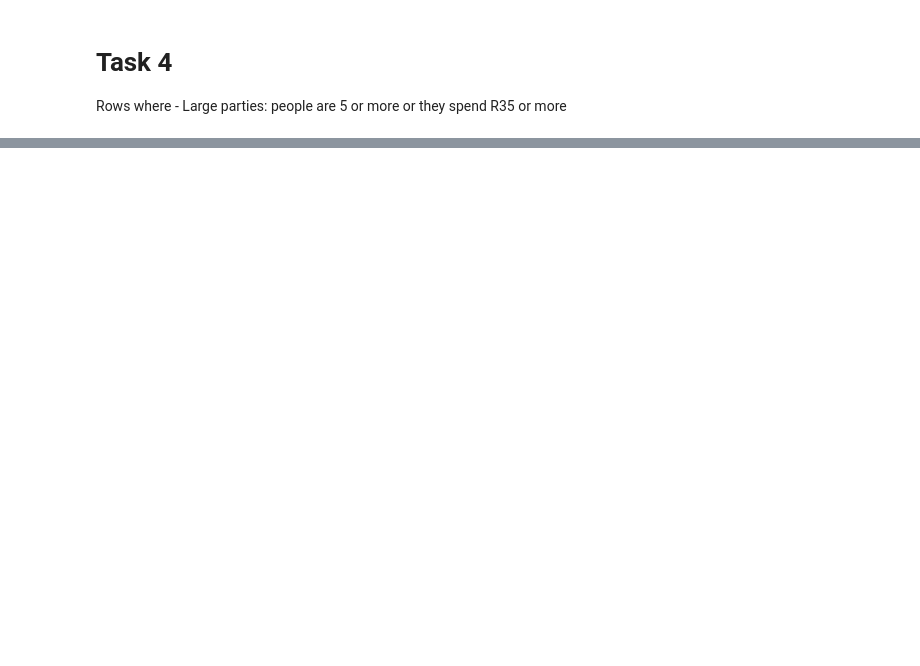
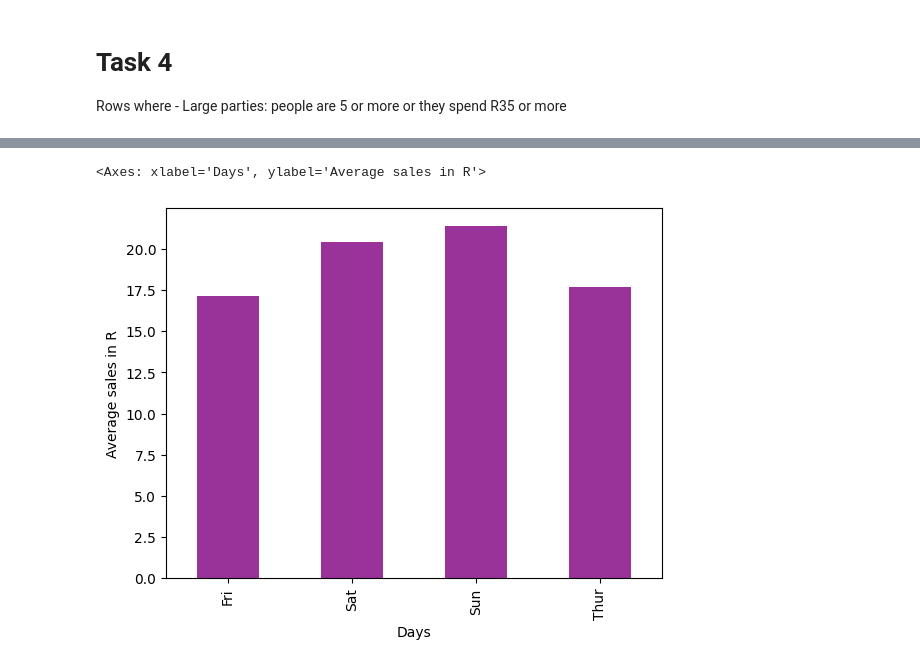
Before and after one commit to Diyali21/Python-and-Markdown-Fundamentals-2025, a Jupyter notebook: Day_21/02_pandas.ipynb, the cells around one changed output, grey strips where cells are left out. Cells and saved outputs as stored; diff of their text form; code cells hidden in the pictures; blank space fills up the shorter version.

```diff
--- a/Day_21/02_pandas.ipynb
+++ b/Day_21/02_pandas.ipynb
@@ -215,0 +486,12 @@ tips_df[(tips_df['size'] >= 5) | (tips_df['total_bill'] >= 35)]
+# %%
+y_avg_total_bill = tips_df.groupby("day")["total_bill"].mean()
+
+y_avg_total_bill.plot(
+    kind='bar',
+    xlabel='Days',
+    ylabel='Average sales in R',
+    color = 'purple',
+    alpha = 0.8)
+# %% [output]
+<Axes: xlabel='Days', ylabel='Average sales in R'>
+[figure, added]
```
Also changed, not shown: parts of 46 cells of this notebook, 1 other file.
